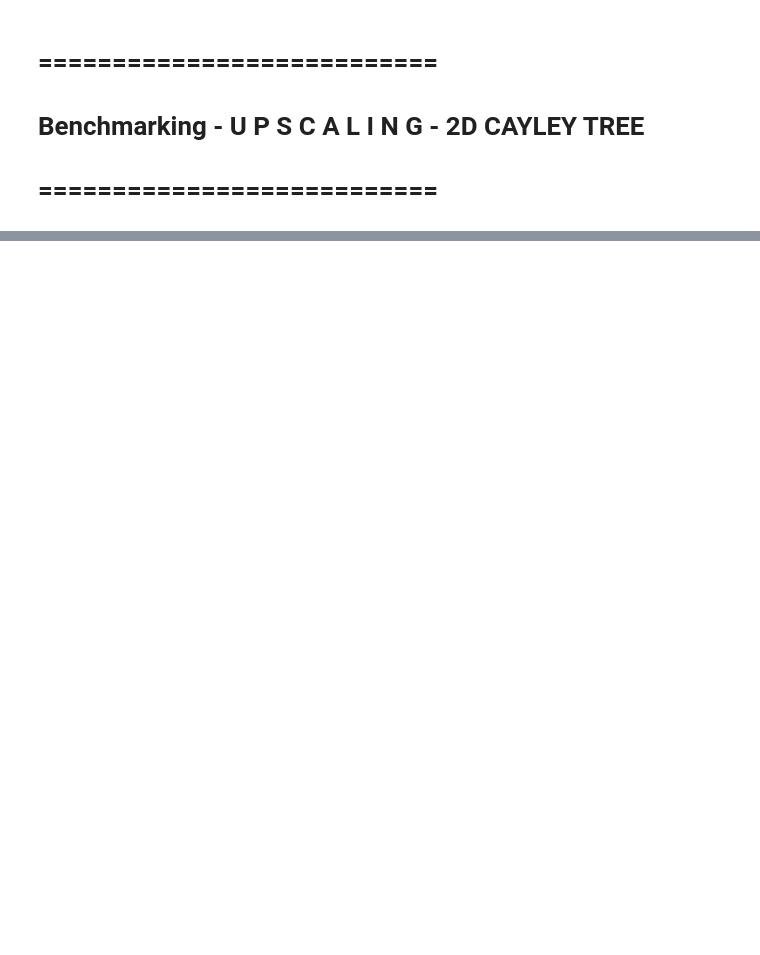
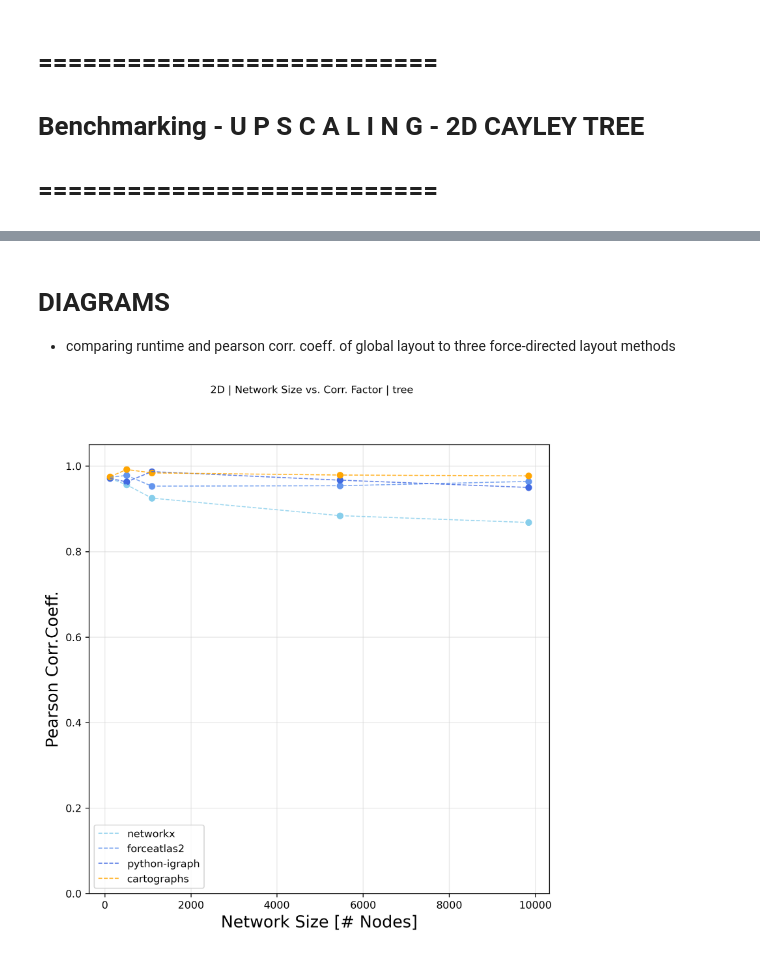
Before and after one commit to menchelab/CartoGRAPHs, a Jupyter notebook: benchmark/benchmarks_UPSCALED-2DTREE.ipynb, the cells around one changed output, grey strips where cells are left out. Drawn from its saved outputs; the diff is of its cells as text; code cells hidden in the pictures; blank space fills up the shorter version.

Commit message:
benchmarking

```diff
--- a/benchmark/benchmarks_UPSCALED-2DTREE.ipynb
+++ b/benchmark/benchmarks_UPSCALED-2DTREE.ipynb
@@ -651,0 +967,11 @@ fig.savefig('../../output_plots/benchmark/upscaled_2D_TimeNetsize_'+feature+'_'+
+# %%
+# pearson correlation coefficient at run time of: d_netsize_time
+
+d_netsize_corr_ig = {
+                            121:0.971,
+                            511:0.963,
+                            1093:0.987,
+                            5461:0.967,
+                            9841:0.950,
+                            #19531:
+                           }
@@ -651,0 +989,55 @@ fig.savefig('../../output_plots/benchmark/upscaled_2D_TimeNetsize_'+feature+'_'+
+# %% [markdown]
+# DIAGRAMS
++ comparing runtime and pearson corr. coeff. of global layout to three force-directed layout methods
+# %%
+########################################
+#
+# Network size vs. Correlation Factor
+# with same running time
+#
+########################################
+
+labelsize = 16
+
+xaxis_times = list(d_netsize_time.keys())
+
+x_fa = xaxis_times
+y_fa = list(d_netsize_corr_fa.values())
+
+x_nx = xaxis_times
+y_nx = list(d_netsize_corr_nx.values())
+
+x_ig = xaxis_times
+y_ig = list(d_netsize_corr_ig.values())
+
+x_layout = xaxis_times
+y_layout = list(d_netsize_corr_global.values())
+
+
+fig = plt.figure(figsize=(8,8), dpi=300)
+
+plt.xlabel("Network Size [# Nodes]", fontsize=labelsize)
+plt.ylabel("Pearson Corr.Coeff.", fontsize=labelsize)
+
+
+plt.plot(x_nx,y_nx, '--', c = 'skyblue', alpha = 0.8, linewidth=1,label='networkx')
+plt.scatter(x_nx,y_nx, c = 'skyblue', s = 30, alpha = 1.0)
+
+plt.plot(x_fa,y_fa, '--', c = 'cornflowerblue', alpha = 0.8, linewidth=1,label='forceatlas2')
+plt.scatter(x_fa,y_fa, c = 'cornflowerblue', s = 30, alpha = 1.0)
+
+plt.plot(x_ig,y_ig, '--', c = 'royalblue', alpha = 0.8, linewidth=1,label='python-igraph')
+plt.scatter(x_ig,y_ig, c = 'royalblue', s = 30, alpha = 1.0)
+
+plt.plot(x_layout,y_layout, '--', c = 'orange', alpha = 0.8, linewidth=1,label='cartographs')
+plt.scatter(x_layout,y_layout, c = 'orange', s = 30, alpha = 1.0)
+
+plt.grid(True, c='lightgrey', alpha=0.5)
+plt.suptitle('2D | Network Size vs. Corr. Factor | '+organism, fontsize=10)
+plt.ylim(ymin=0, ymax=1.05)
+plt.legend()
+
+
+fig.savefig('../output_plots/benchmark/upscaled_2D_CorrNetsize_'+feature+'_'+organism+'.png')
+# %% [output]
+[figure, added]
```
Also changed, not shown: parts of 77 cells of this notebook, 9 other files.
